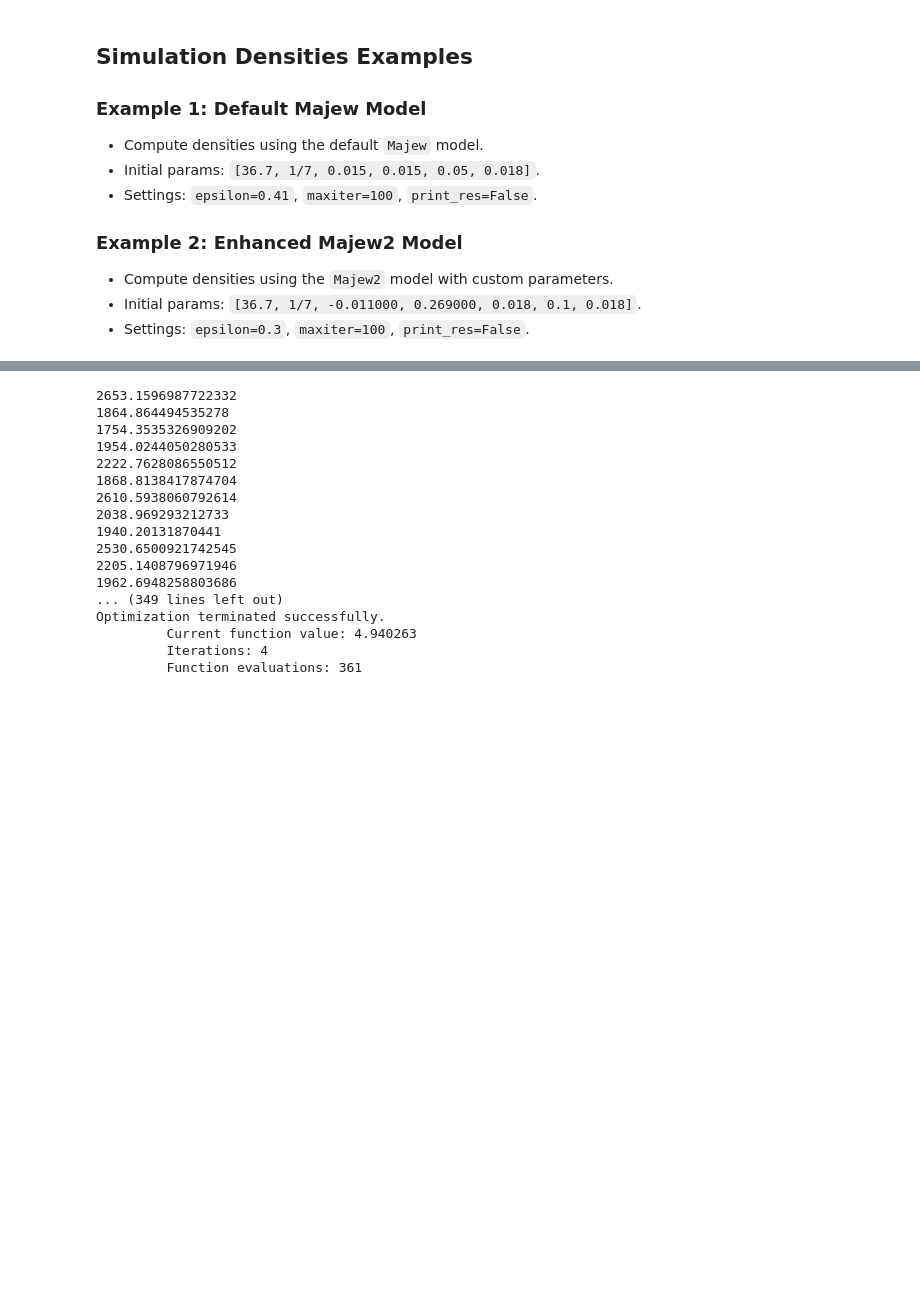
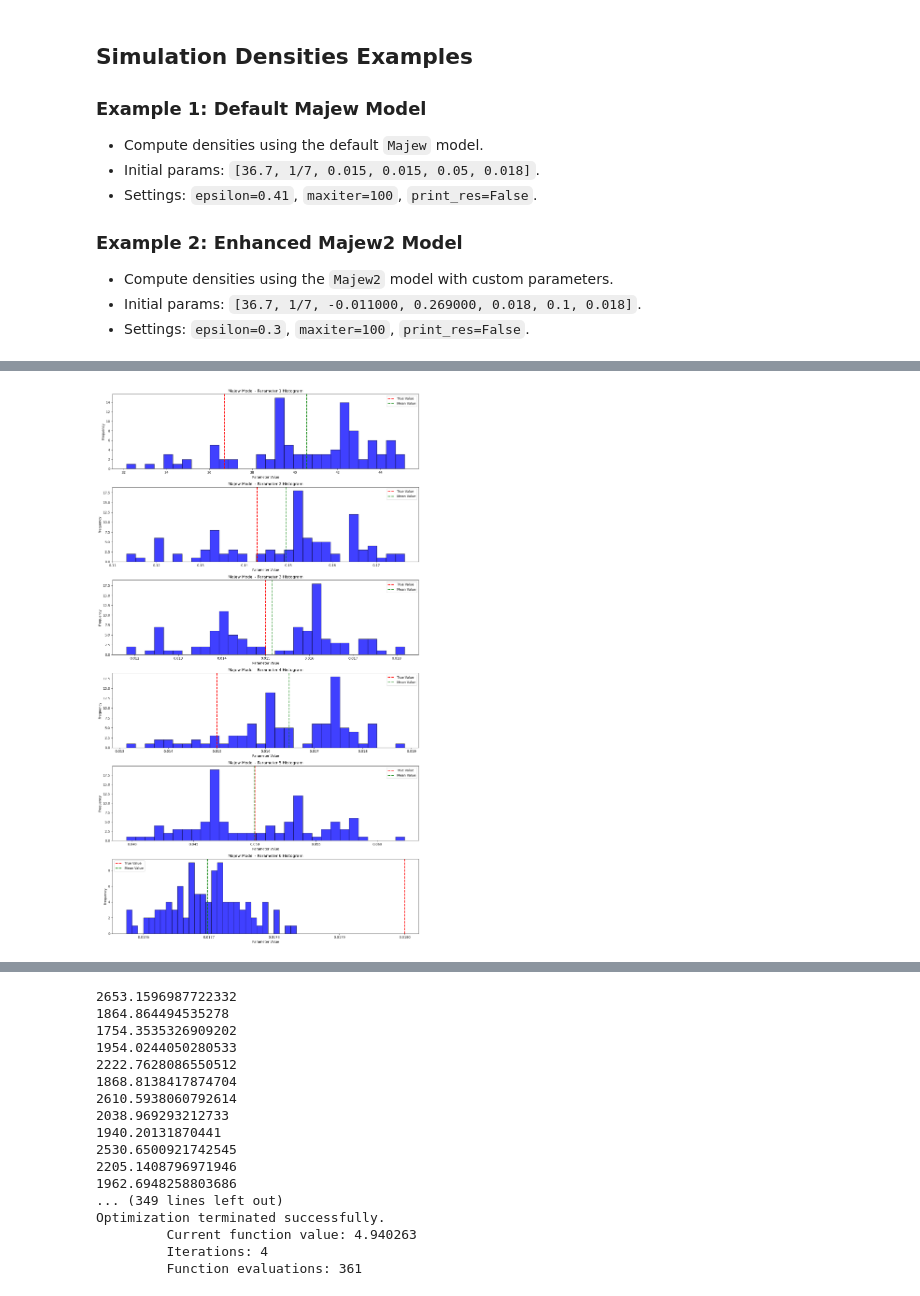
Before and after one commit to GhilesKemiche/ABM-Calibration, a Jupyter notebook: Code.ipynb, the cells around one changed output, grey strips where cells are left out. Cells and saved outputs as stored; diff of their text form; code cells hidden in the pictures; blank space fills up the shorter version.

Commit message:
histograms

```diff
--- a/Code.ipynb
+++ b/Code.ipynb
@@ -517,8 +517,8 @@ def densities(nb_simulations=100, params=[36.7, 1/7, 0.015, 0.015, 0.05, 0.018],
 - Initial params: `[36.7, 1/7, -0.011000, 0.269000, 0.018, 0.1, 0.018]`.
 - Settings: `epsilon=0.3`, `maxiter=100`, `print_res=False`.
 # %%
-params = np.array([36.7, 1/7, 0.015, 0.015, 0.05, 0.018])
-ksis = densities(Majewi=Majew, params=params, epsilon=0.41, maxiter=100, print_res=False)
+params1 = np.array([36.7, 1/7, 0.015, 0.015, 0.05, 0.018])
+ksis1 = densities(Majewi=Majew, params=params1, epsilon=0.41, maxiter=100, print_res=False)
 # %%
-params = [36.7, 1/7, -0.011000, 0.269000, 0.018, 0.1, 0.018]
-ksis = densities(Majewi=Majew2, params=params, epsilon=0.3, maxiter=100, print_res=False)
+params2 = [36.7, 1/7, -0.011000, 0.269000, 0.018, 0.1, 0.018]
+ksis2 = densities(Majewi=Majew2, params=params2, epsilon=0.3, maxiter=100, print_res=False)
@@ -524,0 +532,25 @@ ksis = densities(Majewi=Majew2, params=params, epsilon=0.3, maxiter=100, print_r
+# %%
+# Function to plot histograms for the optimized parameters
+def plot_histograms(ksis, params, model_name):
+    num_params = ksis.shape[1]
+
+    plt.figure(figsize=(14, num_params * 4))
+
+    for i in range(num_params):
+        plt.subplot(num_params, 1, i + 1)
+        plt.hist(ksis[:, i], bins=30, alpha=0.75, color='blue', edgecolor='black')
+        plt.axvline(params[i], color='red', linestyle='dashed', linewidth=2, label='True Value')
+        plt.axvline(np.mean(ksis[:, i]), color='green', linestyle='dashed', linewidth=2, label='Mean Value')
+        plt.title(f'{model_name} - Parameter {i+1} Histogram')
+        plt.xlabel('Parameter Value')
+        plt.ylabel('Frequency')
+        plt.legend()
+
+    plt.tight_layout()
+    plt.show()
+# %%
+# Example 1: Compute densities using default Majew model
+ksis1 = np.vstack(ksis1)
+plot_histograms(ksis1, params1, "Majew Model")
+# %% [output]
+[figure, added]
```
Also changed, not shown: parts of 2 cells of this notebook, 2 other files.
